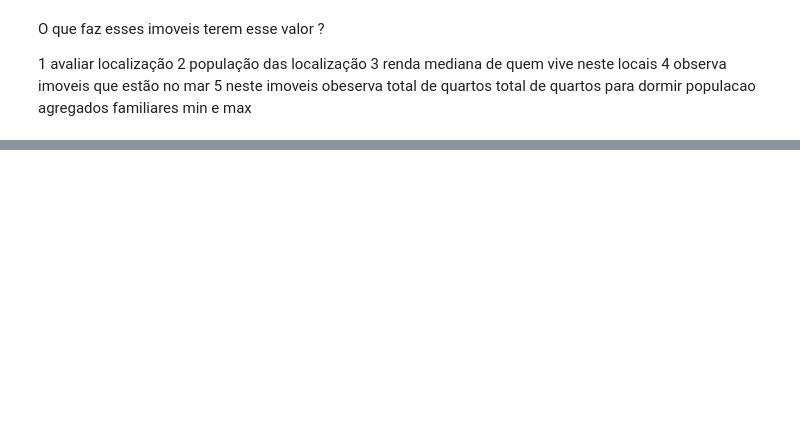
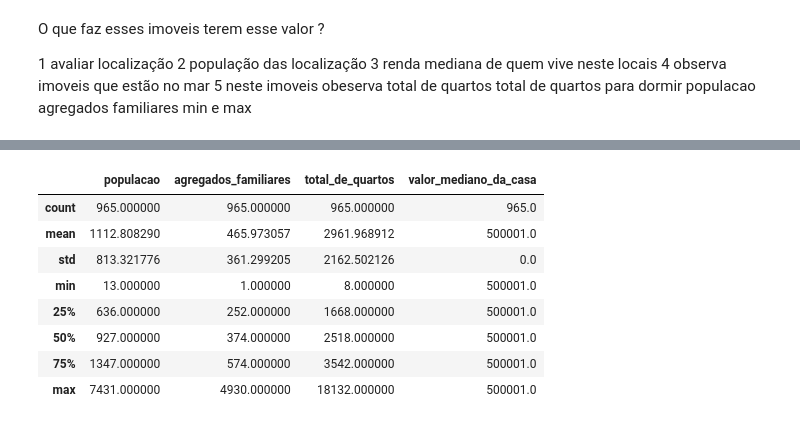
Before and after one commit to williamjrboss/AnaliseImoveis, a Jupyter notebook: analise.ipynb, the cells around one changed output, grey strips where cells are left out. Cells and saved outputs as stored; diff of their text form; code cells hidden in the pictures; blank space fills up the shorter version.

```diff
--- a/analise.ipynb
+++ b/analise.ipynb
@@ -367,0 +345,13 @@ imoveis_oceano.describe()
+# %%
+# 5 neste imoveis obeserva total de quartos	total de quartos para dormir	populacao	agregados familiares min e max
+imoveis_valor_alto[['populacao','agregados_familiares','total_de_quartos','valor_mediano_da_casa']].describe()
+# %% [output]
+|  | populacao | agregados_familiares | total_de_quartos | valor_mediano_da_casa |
+| count | 965.000000 | 965.000000 | 965.000000 | 965.0 |
+| mean | 1112.808290 | 465.973057 | 2961.968912 | 500001.0 |
+| std | 813.321776 | 361.299205 | 2162.502126 | 0.0 |
+| min | 13.000000 | 1.000000 | 8.000000 | 500001.0 |
+| 25% | 636.000000 | 252.000000 | 1668.000000 | 500001.0 |
+| 50% | 927.000000 | 374.000000 | 2518.000000 | 500001.0 |
+| 75% | 1347.000000 | 574.000000 | 3542.000000 | 500001.0 |
+| max | 7431.000000 | 4930.000000 | 18132.000000 | 500001.0 |
```
Also changed, not shown: parts of 14 cells of this notebook.
